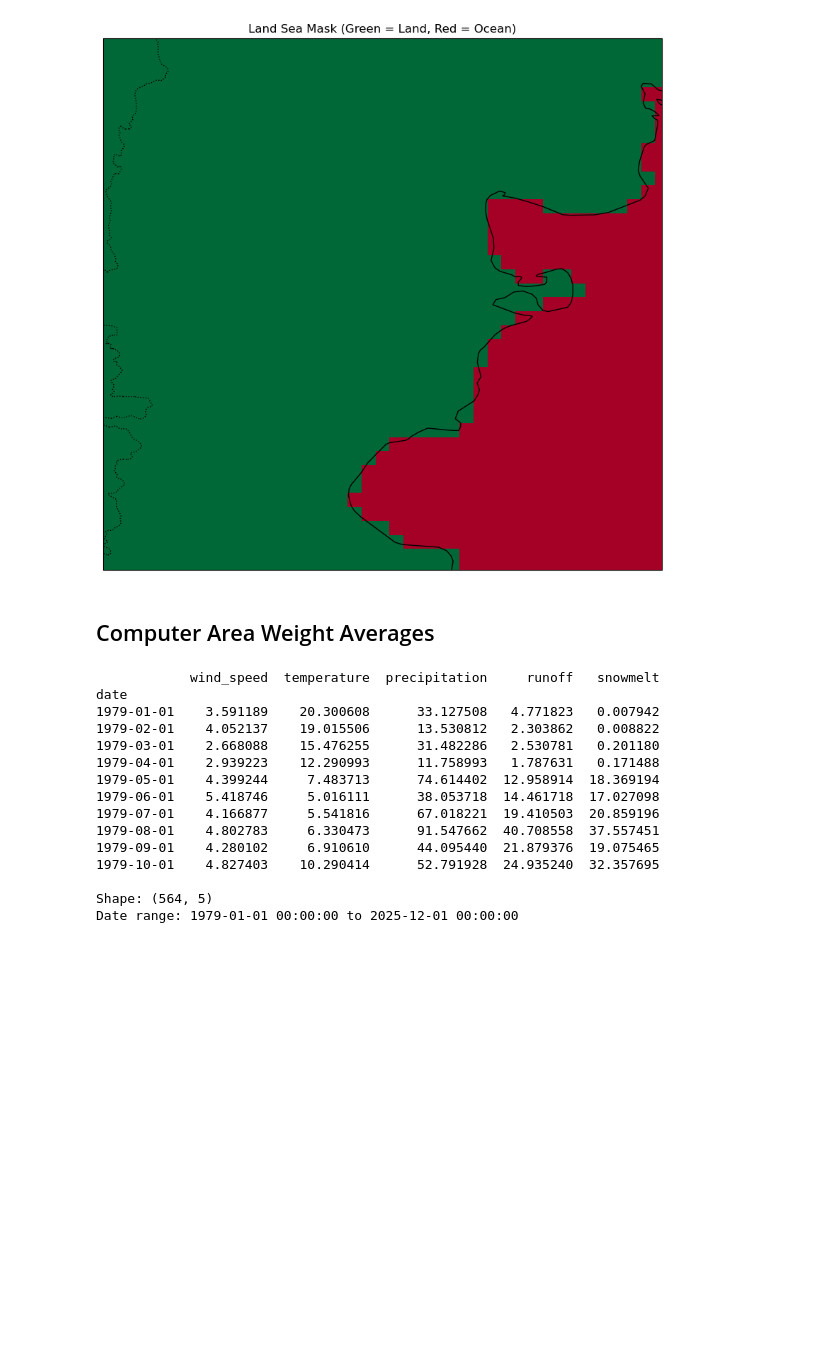
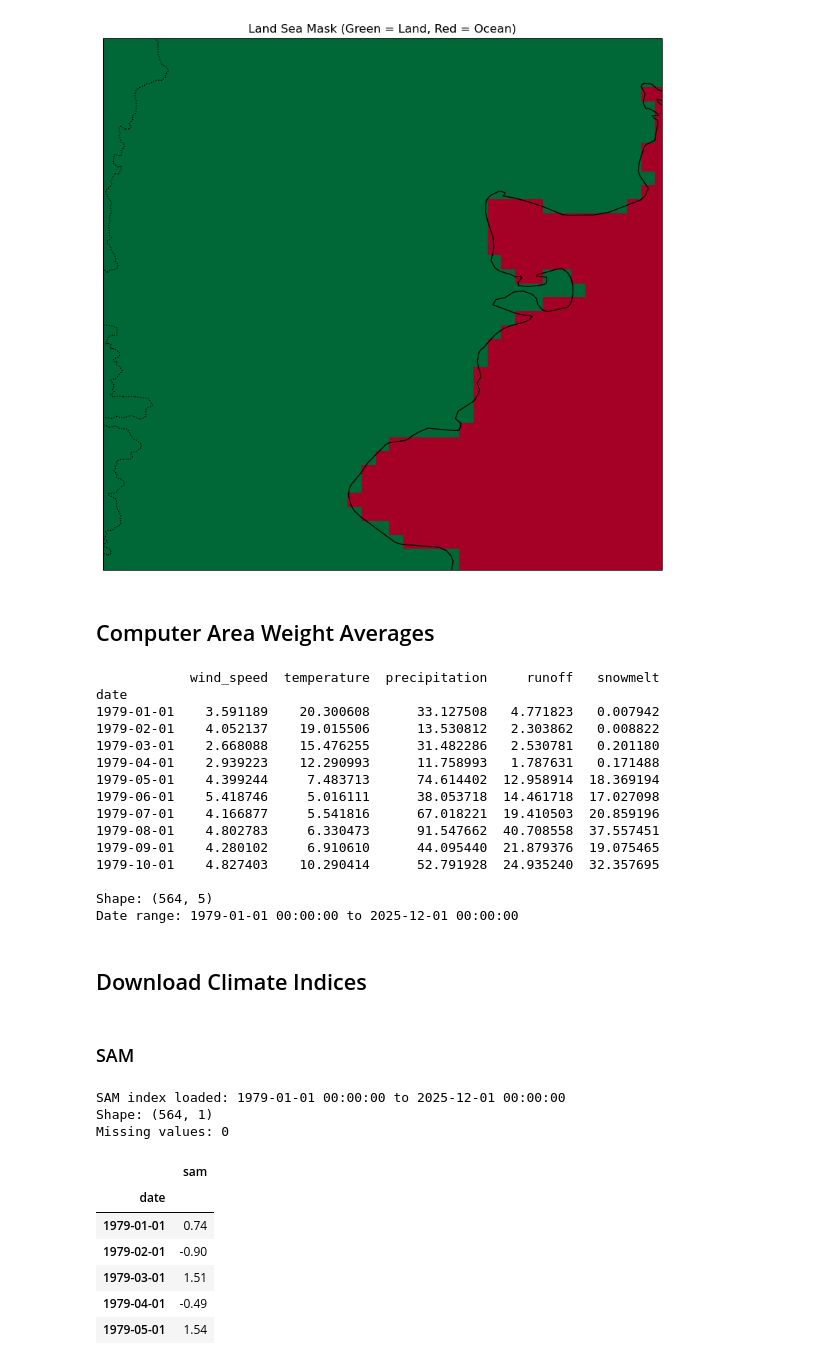
Before and after one commit to sgosmyt2/patagonia-energy-drought, a Jupyter notebook: notebooks/data_collection.ipynb, the cells around one changed output. Saved outputs shown, nothing was run; the diff lists cells and outputs as text; code cells hidden in the pictures; blank space fills up the shorter version.

Commit message:
Data collection notebook completed, data ready to work with

```diff
--- a/notebooks/data_collection.ipynb
+++ b/notebooks/data_collection.ipynb
@@ -288,3 +302,82 @@ date
 
 Shape: (564, 5)
 Date range: 1979-01-01 00:00:00 to 2025-12-01 00:00:00
+# %% [markdown]
+## Download Climate Indices
+# %% [markdown]
+### SAM
+# %%
+# As of right now, this is the file I found for SAM marshall index. It may be changed whenever it is ran again so I would check the website before running
+sam_url = "http://www.nerc-bas.ac.uk/public/icd/gjma/newsam.1957.2007.txt"
+
+# Read the file and take out the inbuilt header and make own
+sam_raw = pd.read_csv(
+    sam_url,
+    sep=r"\s+",
+    skiprows=1,
+    header=None,
+    names=[
+        "year",
+        "jan",
+        "feb",
+        "mar",
+        "apr",
+        "may",
+        "jun",
+        "jul",
+        "aug",
+        "sep",
+        "oct",
+        "nov",
+        "dec",
+    ],
+)
+# Strip the couple of months data of 2026
+sam_raw = sam_raw[sam_raw["year"] <= YEAR_END]
+
+# Make the dataset long
+months_col = [
+    "jan",
+    "feb",
+    "mar",
+    "apr",
+    "may",
+    "jun",
+    "jul",
+    "aug",
+    "sep",
+    "oct",
+    "nov",
+    "dec",
+]
+
+sam_monthly = sam_raw.melt(
+    id_vars="year", value_vars=months_col, var_name="month_name", value_name="sam"
+)
+
+# Convert month names to numbers
+month_to_num = {name: i + 1 for i, name in enumerate(months_col)}
+sam_monthly["month"] = sam_monthly["month_name"].map(month_to_num)
+
+# Create datetime index
+sam_monthly["date"] = pd.to_datetime(sam_monthly[["year", "month"]].assign(day=1))
+
+sam_monthly = sam_monthly.set_index("date")[["sam"]].sort_index()
+
+sam_monthly = sam_monthly.loc[f"{YEAR_START}":f"{YEAR_END}"]
+
+print(f"SAM index loaded: {sam_monthly.index[0]} to {sam_monthly.index[-1]}")
+print(f"Shape: {sam_monthly.shape}")
+print(f"Missing values: {sam_monthly['sam'].isna().sum()}")
+sam_monthly.head()
+# %% [output]
+SAM index loaded: 1979-01-01 00:00:00 to 2025-12-01 00:00:00
+Shape: (564, 1)
+Missing values: 0
+|  | sam |
+| date |  |
+| 1979-01-01 | 0.74 |
+| 1979-02-01 | -0.90 |
+| 1979-03-01 | 1.51 |
+| 1979-04-01 | -0.49 |
+| 1979-05-01 | 1.54 |
```
Also changed, not shown: parts of 26 cells of this notebook, 7 other files.
